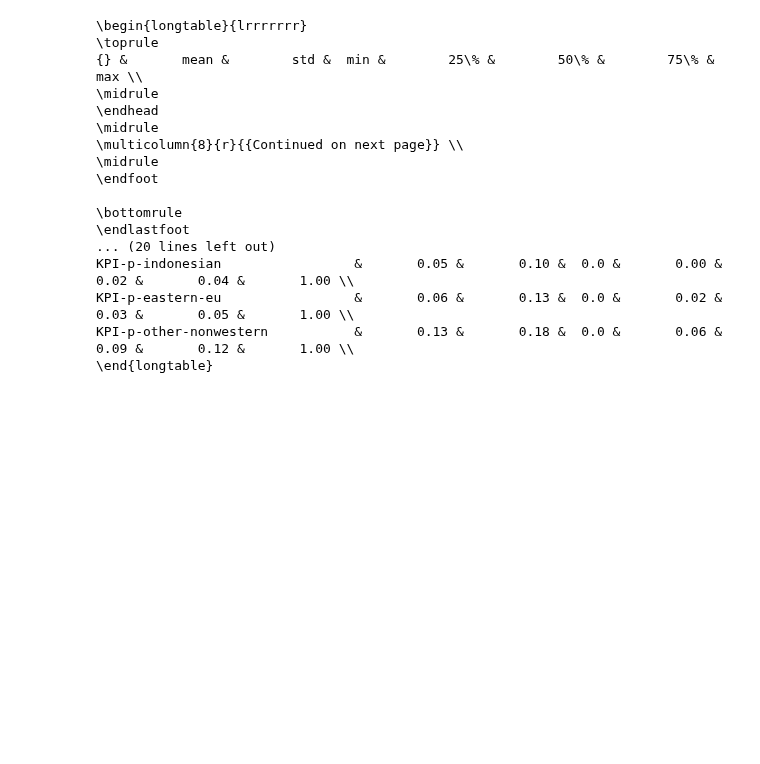
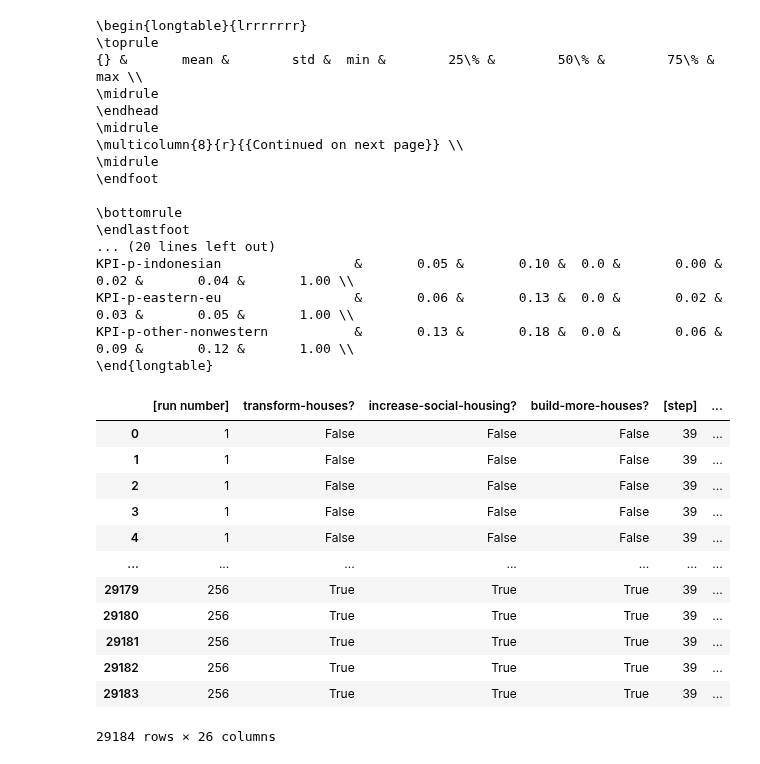
Before and after one commit to J-h-V/OpenDataDenHaag, a Jupyter notebook: Python/Results 2.ipynb, the cells around one changed output. Saved outputs shown, nothing was run; the diff lists cells and outputs as text; code cells hidden in the pictures; blank space fills up the shorter version.

```diff
--- a/Python/Results 2.ipynb
+++ b/Python/Results 2.ipynb
@@ -130,0 +142,17 @@ KPI-p-other-nonwestern           &       0.13 &       0.18 &  0.0 &       0.06 &
+# %%
+#This df shows the difference (or change) of statistics between the beginning and end of the run.
+transition_df
+# %% [output]
+|  | [run number] | transform-houses? | increase-social-housing? | build-more-houses? | [step] | ... |
+| 0 | 1 | False | False | False | 39 | ... |
+| 1 | 1 | False | False | False | 39 | ... |
+| 2 | 1 | False | False | False | 39 | ... |
+| 3 | 1 | False | False | False | 39 | ... |
+| 4 | 1 | False | False | False | 39 | ... |
+| ... | ... | ... | ... | ... | ... | ... |
+| 29179 | 256 | True | True | True | 39 | ... |
+| 29180 | 256 | True | True | True | 39 | ... |
+| 29181 | 256 | True | True | True | 39 | ... |
+| 29182 | 256 | True | True | True | 39 | ... |
+| 29183 | 256 | True | True | True | 39 | ... |
+29184 rows × 26 columns
```
Also changed, not shown: parts of 6 cells of this notebook, 11 other files.
